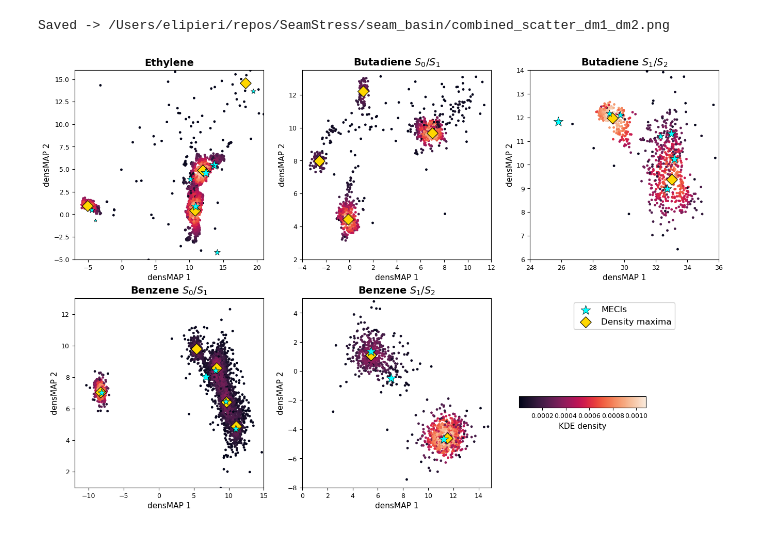
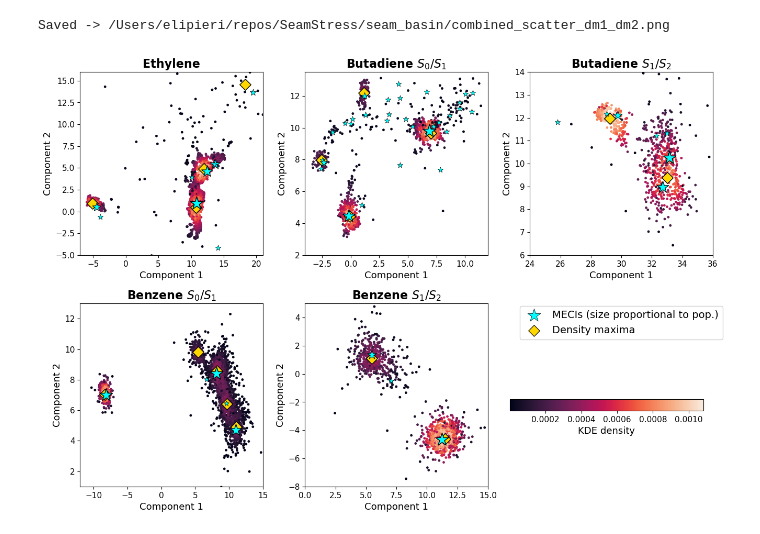
Before and after one commit to PieriLab/SeamStress, a Jupyter notebook: plotting_notebooks/combined_scatter.ipynb, the cells around one changed output. Drawn from its saved outputs; the diff is of its cells as text; code cells hidden in the pictures.

Commit message:
finalized plotting

```diff
--- a/plotting_notebooks/combined_scatter.ipynb
+++ b/plotting_notebooks/combined_scatter.ipynb
@@ -57,12 +57,14 @@ PAD_FRAC = 0.20   # fractional padding around MECI range (used when limits are a
 DENSITY_CMAP  = "rocket"   # colormap for spawn density
 SCATTER_S     = 6
 SCATTER_ALPHA = 1.0
-MECI_S        = 200
-MECI_S_MIN    = 30    # minimum star size (least-populated MECI)
+MECI_S        = 350
+MECI_S_MIN    = 60    # minimum star size (least-populated MECI)
+MECI_LW       = 1.0   # max edge linewidth (most-populated MECI)
+MECI_LW_MIN   = 0.5   # min edge linewidth (least-populated MECI)
 BASIN_S       = 120
-LABEL_SIZE    = 11
-TICK_SIZE     = 9
-ANNOT_SIZE    = 6
+LABEL_SIZE    = 13
+TICK_SIZE     = 11
+ANNOT_SIZE    = 8
 
 # ── Figure size and output ────────────────────────────────────────────────────
 FIG_W      = 4.5   # width per panel (inches)
@@ -130,7 +132,7 @@ def load_meci_population(dataset_name):
         if len(row) <= pop_col:
             continue
         name = row[0].strip()
-        pop_str = (row[pop_col] or '').strip()
+        pop_str = (row[pop_col + 1] or '').strip()
         if not name or pop_str in ('-', ''):
             continue
         try:
@@ -152,17 +154,19 @@ def draw_panel(ax, emb_spawn, emb_meci, spawn_density, modes, meci_names,
     max_pop = pops.max()
     if max_pop > 0:
         sizes = MECI_S_MIN + (MECI_S - MECI_S_MIN) * pops / max_pop
+        lws   = MECI_LW_MIN + (MECI_LW - MECI_LW_MIN) * pops / max_pop
     else:
         sizes = np.full(len(meci_names), MECI_S)
+        lws   = np.full(len(meci_names), MECI_LW)
     for i in range(len(meci_names)):
         ax.scatter(
             emb_meci[i, xi], emb_meci[i, yi],
-            marker="*", s=sizes[i], c="aqua", edgecolor="k", linewidths=0.5,
+            marker="*", s=sizes[i], c="aqua", edgecolor="k", linewidths=lws[i],
             zorder=6, label="MECIs" if i == 0 else "_nolegend_",
         )
     ax.scatter(
         modes[:, xi], modes[:, yi],
-        marker="D", s=BASIN_S, c="gold", edgecolor="k", linewidths=0.8,
+        marker="D", s=BASIN_S, c="gold", edgecolor="k", linewidths=1,
         zorder=5, label="Density maxima",
     )
     if MECI_ANNOTATE:
@@ -189,8 +193,8 @@ def draw_panel(ax, emb_spawn, emb_meci, spawn_density, modes, meci_names,
         ax.set_xlim(xlo - xpad, xhi + xpad)
         ax.set_ylim(ylo - ypad, yhi + ypad)
         ax.set_box_aspect(1)
-    ax.set_xlabel("densMAP 1", fontsize=LABEL_SIZE)
-    ax.set_ylabel("densMAP 2", fontsize=LABEL_SIZE)
+    ax.set_xlabel("Component 1", fontsize=LABEL_SIZE)
+    ax.set_ylabel("Component 2", fontsize=LABEL_SIZE)
     ax.tick_params(labelsize=TICK_SIZE)
     ax.set_title(title, fontsize=LABEL_SIZE + 3, fontweight="bold")
     return sc
@@ -206,34 +210,38 @@ for i, name in enumerate(DATASET_ORDER):
     last_sc = draw_panel(ax, emb_spawn, emb_meci, spawn_density, modes,
                          meci_names, title=TITLES[name], name=name)
 
 # ── Legend panel ─────────────────────────────────────────────────────────────
 ax_leg = axes_flat[5]
 ax_leg.set_axis_off()
 
 legend_handles = [
-    plt.scatter([], [], marker="*", s=MECI_S,  c="aqua",    edgecolor="k", linewidths=0.5, label="MECIs"),
+    plt.scatter([], [], marker="*", s=MECI_S,  c="aqua",    edgecolor="k", linewidths=0.5, label="MECIs (size proportional to pop.)"),
     plt.scatter([], [], marker="D", s=BASIN_S, c="gold", edgecolor="k", linewidths=0.8, label="Density maxima"),
 ]
 ax_leg.legend(
     handles=legend_handles,
     fontsize=LABEL_SIZE + 1,
     loc="upper center",
     frameon=True,
     framealpha=0.9,
 )
 
 # Colorbar inside legend panel
 pos    = ax_leg.get_position()
-cax    = fig.add_axes([pos.x0 + pos.width * 0.1, pos.y0 + pos.height * 0.35,
-                        pos.width * 0.8, pos.height * 0.07])
+#cax    = fig.add_axes([pos.x0 + pos.width * 0.1, pos.y0 + pos.height * 0.35,
+ #                       pos.width * 0.8, pos.height * 0.07])
+cax    = fig.add_axes([pos.x0 + 0, pos.y0 + pos.height * 0.35,
+                        pos.width * 1.2, pos.height * 0.07])
+cbar   = fig.colorbar(last_sc, cax=cax, orientation="horizontal")
+cbar   = fig.colorbar(last_sc, cax=cax, orientation="horizontal")
 cbar   = fig.colorbar(last_sc, cax=cax, orientation="horizontal")
 cbar.set_label("KDE density", fontsize=LABEL_SIZE)
 cbar.ax.tick_params(labelsize=TICK_SIZE)
 
 fig.tight_layout()
 fig.savefig(OUTPUT_FILE, dpi=OUTPUT_DPI, bbox_inches="tight")
 print(f"Saved -> {OUTPUT_FILE}")
 plt.show()
 # %% [output]
 Saved -> /Users/elipieri/repos/SeamStress/seam_basin/combined_scatter_dm1_dm2.png
-[figure, old version]
+[figure, new version]
```
